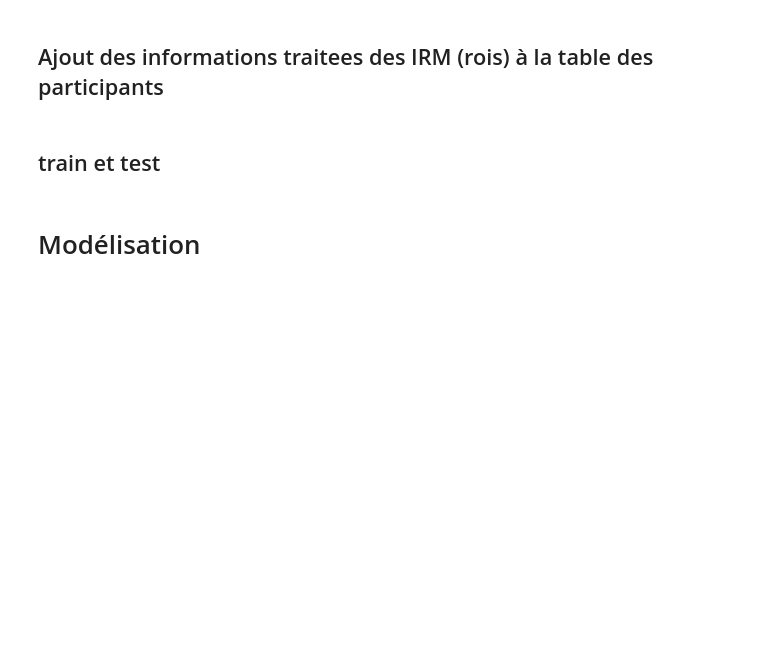
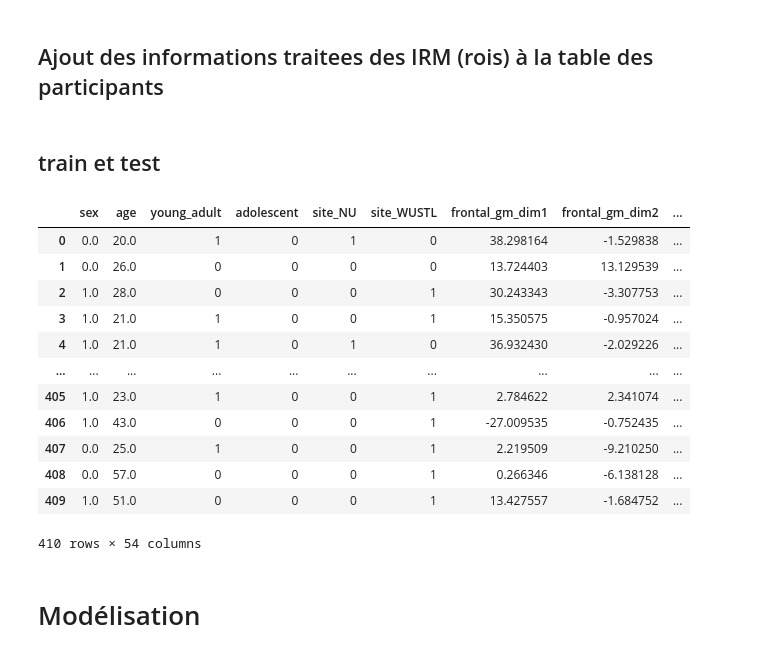
Before and after one commit to lucasvazelle/schizophrenie_matiere_grise, a Jupyter notebook: etape_2_traitement_et_modelisation_table_rois.ipynb, the cells around one changed output. Drawn from its saved outputs; the diff is of its cells as text; code cells hidden in the pictures; blank space fills up the shorter version.

```diff
--- a/etape_2_traitement_et_modelisation_table_rois.ipynb
+++ b/etape_2_traitement_et_modelisation_table_rois.ipynb
@@ -382,7 +382,7 @@ t-SNE se concentrera sur la structure locale des données et aura tendance à ex
 # Indices des colonnes par groupes de régions cérébrales
 
 # 1. Variables liées à l'identification des participants et sessions
-identification_columns = [0, 1, 2, 3]
+identification_columns = [0, 1, 2]
 # 2. Variables Frontal (Fro)
 frontal_columns_gm = [15, 16, 17, 18]
 frontal_columns_csf = [90, 91, 92, 93]
@@ -488,7 +489,7 @@ rois_reduced = pd.concat([IRM_reduced, set.reset_index(drop=True)], axis=1)
 # columns_to_remove = rois.drop(columns=["set"], axis=1).loc[:, 'l3thVen_GM_Vol':].columns
 # rois_reduced = rois.drop(columns=columns_to_remove, axis=1)
 # %%
- def apply_tsne(data, n_components=2, perplexity=30, random_state=0):
+def apply_tsne(data, n_components=2, perplexity=30, random_state=0):
     """Applique t-SNE sur les données."""
     tsne = TSNE(n_components=n_components, init='pca', random_state=random_state, perplexity=perplexity)
     return tsne.fit_transform(data)
@@ -500,7 +501,7 @@ rois_test["set"] = 'test'
 rois = pd.concat([rois_train, rois_test])
 # ________________________________________Indices des colonnes par groupes de régions cérébrales_________________________________________________________
 # 1. Variables liées à l'identification des participants et sessions
-identification_columns = [0, 1, 2, 3]
+identification_columns = [0, 1, 2]
 # 2. Variables Frontal (Fro)
 frontal_columns_gm = [15, 16, 17, 18]
 frontal_columns_csf = [90, 91, 92, 93]
@@ -585,3 +586,4 @@ identification_data = rois.iloc[:, brain_regions_indices["identification"]]
 set = rois.iloc[:, 291]
 IRM_reduced = pd.concat([identification_data.reset_index(drop=True), IRM_reduced], axis=1)
 rois_reduced = pd.concat([IRM_reduced, set.reset_index(drop=True)], axis=1)
+rois_reduced = rois_reduced.drop(columns=["thalamus_gm_dim2"], axis=1)
@@ -742,7 +762,7 @@ Objectif : créer un indice du nombre de partie du cerveau particulièrements at
 # %%
 
 # Supprimer les colonnes "session", "study", "participant_id"
-participants_traitee= participants.drop(columns=["session", "study"])
+participants_traitee= participants.drop(columns=["session", "study","TIV",	"CSF_Vol"	,"GM_Vol",	"WM_Vol"])
 
 # Créer une nouvelle colonne binaire pour les adolescents et jeunes adultes
 participants_traitee["young_adult"] = participants_traitee["age"].apply(lambda x: 1 if x <= 25 and  x >= 18 else 0)
@@ -754,6 +774,8 @@ participants_traitee= participants_traitee.drop(columns=["diagnosis"])
 
 #Encodage de "site" en variables indicatrices (dummy variables)
 participants_traitee = pd.get_dummies(participants_traitee, columns=["site"], drop_first=True)
+participants_traitee["site_NU"] = participants_traitee["site_NU"].astype(int)
+participants_traitee["site_WUSTL"] = participants_traitee["site_WUSTL"].astype(int)
 
 
 print(participants_traitee.head())
@@ -760,4 +796,5 @@ print(participants_traitee.head())
 # %%
-rois_with_IRM_reduced_traitee= rois_with_IRM_reduced.drop(columns=["set","TIV","CSF_Vol","GM_Vol","WM_Vol", "session","run"])
+rois_with_IRM_reduced = rois_reduced
+rois_with_IRM_reduced_traitee= rois_with_IRM_reduced.drop(columns=["set", "session","run"])
 print(rois_with_IRM_reduced_traitee.head())
 # %% [output]
@@ -789,6 +837,22 @@ y_train = train_data["schizophrenia"]
 
 X_test = test_data.drop(columns=["schizophrenia", "set"])
 y_test = test_data["schizophrenia"]
+# %%
+X_train
+# %% [output]
+|  | sex | age | young_adult | adolescent | site_NU | site_WUSTL | frontal_gm_dim1 | frontal_gm_dim2 | ... |
+| 0 | 0.0 | 20.0 | 1 | 0 | 1 | 0 | 38.298164 | -1.529838 | ... |
+| 1 | 0.0 | 26.0 | 0 | 0 | 0 | 0 | 13.724403 | 13.129539 | ... |
+| 2 | 1.0 | 28.0 | 0 | 0 | 0 | 1 | 30.243343 | -3.307753 | ... |
+| 3 | 1.0 | 21.0 | 1 | 0 | 0 | 1 | 15.350575 | -0.957024 | ... |
+| 4 | 1.0 | 21.0 | 1 | 0 | 1 | 0 | 36.932430 | -2.029226 | ... |
+| ... | ... | ... | ... | ... | ... | ... | ... | ... | ... |
+| 405 | 1.0 | 23.0 | 1 | 0 | 0 | 1 | 2.784622 | 2.341074 | ... |
+| 406 | 1.0 | 43.0 | 0 | 0 | 0 | 1 | -27.009535 | -0.752435 | ... |
+| 407 | 0.0 | 25.0 | 1 | 0 | 0 | 1 | 2.219509 | -9.210250 | ... |
+| 408 | 0.0 | 57.0 | 0 | 0 | 0 | 1 | 0.266346 | -6.138128 | ... |
+| 409 | 1.0 | 51.0 | 0 | 0 | 0 | 1 | 13.427557 | -1.684752 | ... |
+410 rows × 54 columns
 # %% [markdown]
 # Modélisation
 # %% [markdown]
```
Also changed, not shown: parts of 8 cells of this notebook, 2 other files.
